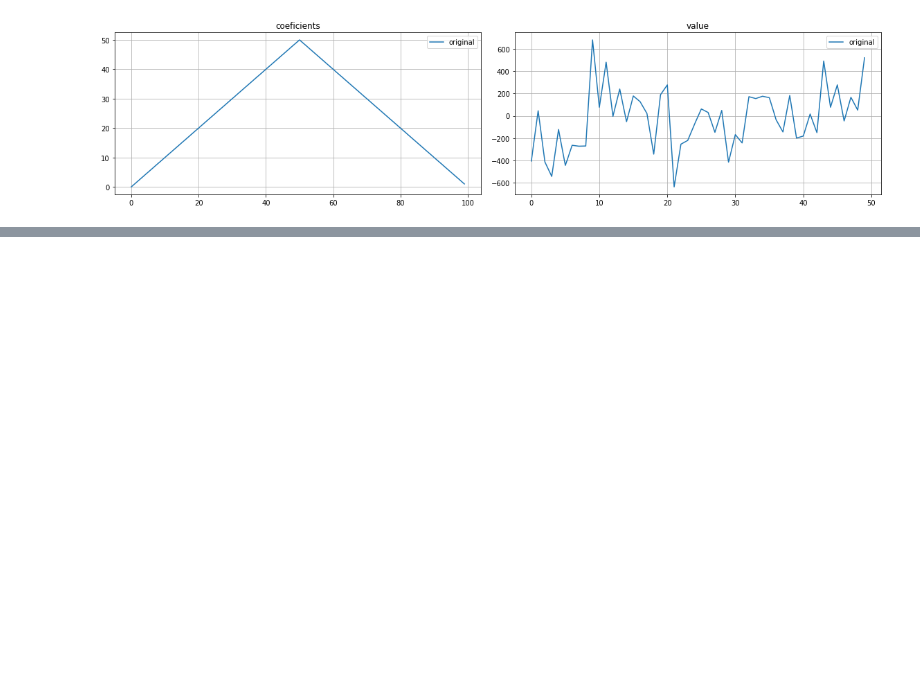
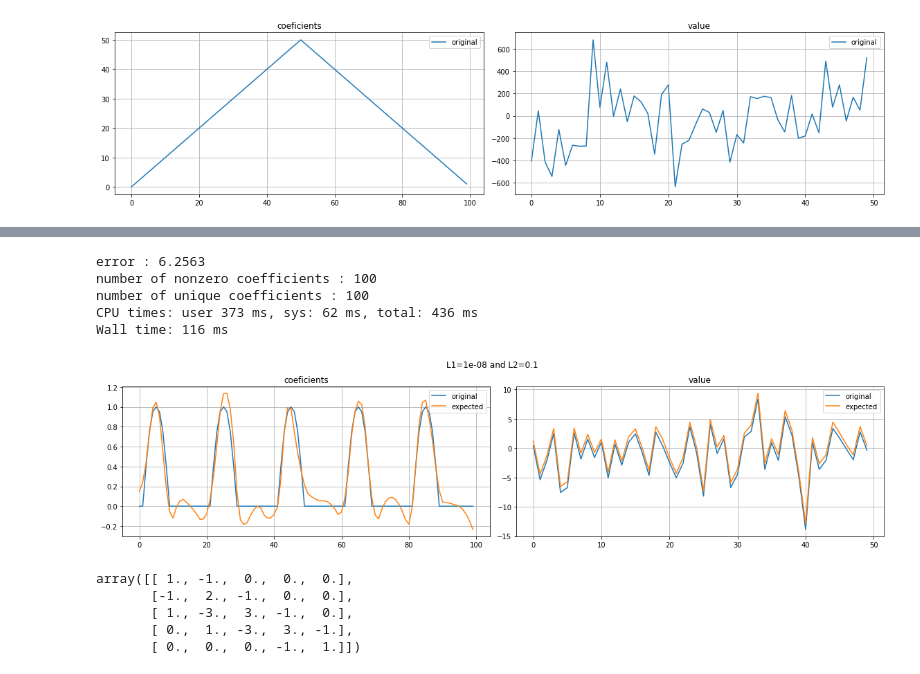
Before and after one commit to hacarus/spm-image, a Jupyter notebook: examples/generalized_lasso.ipynb, the cells around one changed output, grey strips where cells are left out. Cells and saved outputs as stored; diff of their text form; code cells hidden in the pictures; blank space fills up the shorter version.

Commit message:
#58 prepare example of quadratic trend filtering in notebook

```diff
--- a/examples/generalized_lasso.ipynb
+++ b/examples/generalized_lasso.ipynb
@@ -216,0 +253,35 @@ Wall time: 164 ms
+# %%
+from spmimage.linear_model.admm import QuadraticTrendFilteringADMM
+def run_quadratic_trend_filtering(l1, l2):
+    clf = QuadraticTrendFilteringADMM(alpha=0.1, sparse_coef=l1, trend_coef=l2, tol=1e-8)
+    clf.fit(X, y)
+
+    glasso_signal = clf.coef_
+    glasso_predict = X.dot(glasso_signal)
+
+    # Plot signal and result
+    show_plot(beta, y, glasso_signal, glasso_predict, 'L1={0} and L2={1}'.format(l1, l2))
+    return np.linalg.norm(y - glasso_predict), glasso_signal
+# %%
+%%time
+error, coef = run_quadratic_trend_filtering(1e-8, 0.1)
+nonzero_idx = np.where(coef != 0)[0]
+print('error : {0:.4f}'.format(error))
+print('number of nonzero coefficients : {0}'.format(len(nonzero_idx)))
+print('number of unique coefficients : {0}'.format(len(np.unique(coef))))
+# %% [output]
+error : 6.2563
+number of nonzero coefficients : 100
+number of unique coefficients : 100
+CPU times: user 373 ms, sys: 62 ms, total: 436 ms
+Wall time: 116 ms
+[figure, added]
+# %%
+clf = QuadraticTrendFilteringADMM(alpha=0.1, sparse_coef=0, trend_coef=1, tol=1e-8)
+clf.generate_transform_matrix(5)
+# %% [output]
+array([[ 1., -1.,  0.,  0.,  0.],
+       [-1.,  2., -1.,  0.,  0.],
+       [ 1., -3.,  3., -1.,  0.],
+       [ 0.,  1., -3.,  3., -1.],
+       [ 0.,  0.,  0., -1.,  1.]])
```
Also changed, not shown: parts of 6 cells of this notebook, 1 other file.
